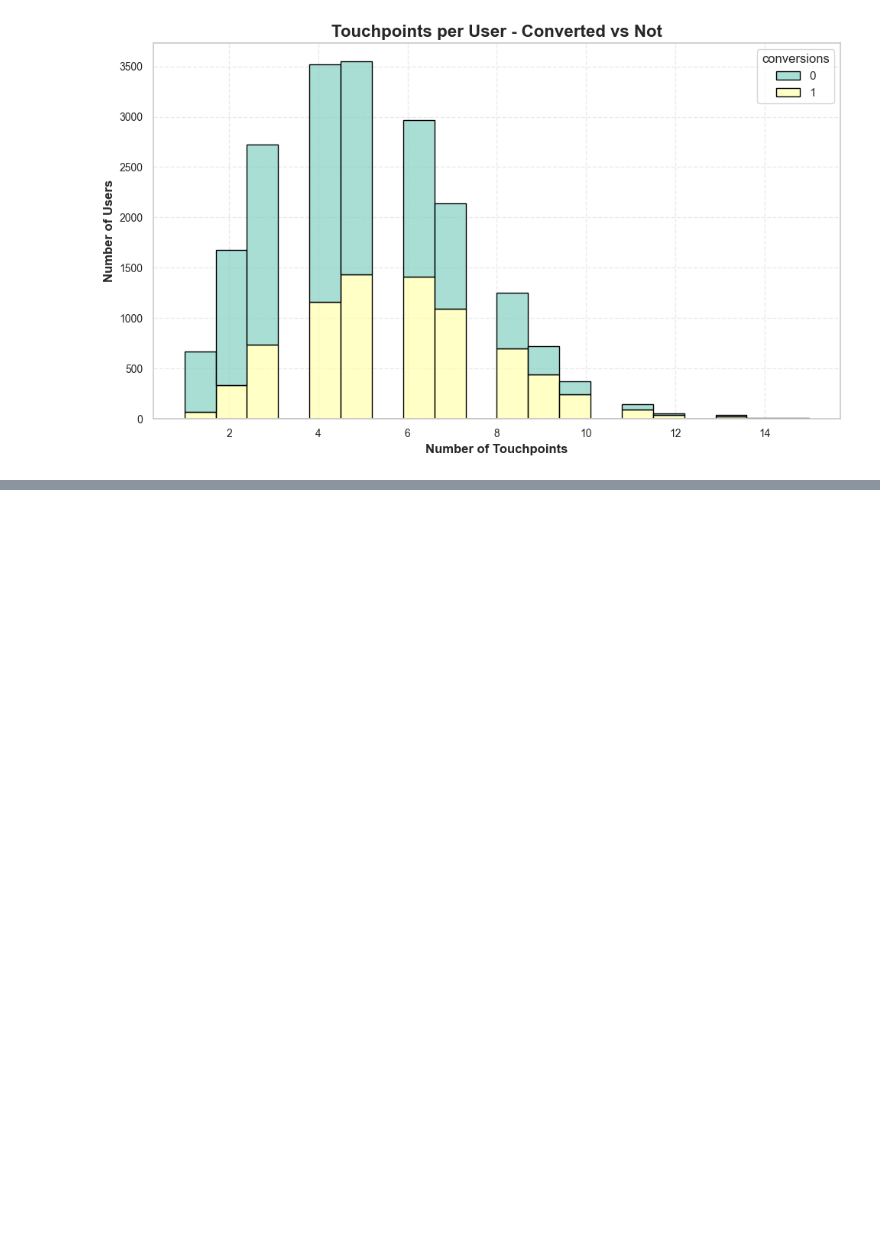
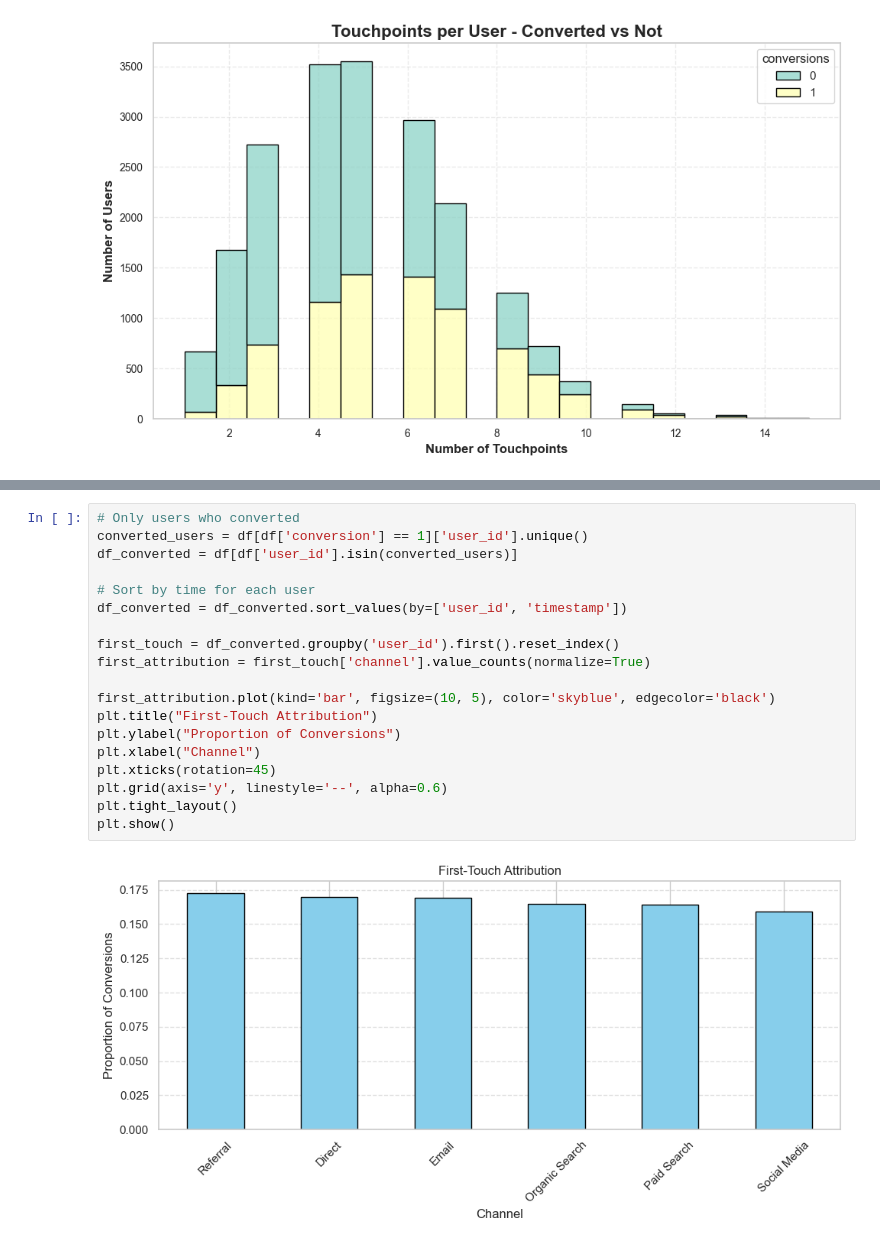
Before and after one commit to Luqmaan2000/marketing-analytics-performance-analyst, a Jupyter notebook: funnel_analysis.ipynb, the cells around one changed output, grey strips where cells are left out. Drawn from its saved outputs; the diff is of its cells as text; blank space fills up the shorter version.

```diff
--- a/funnel_analysis.ipynb
+++ b/funnel_analysis.ipynb
@@ -62,0 +122,21 @@ plt.show()
+# %%
+# Only users who converted
+converted_users = df[df['conversion'] == 1]['user_id'].unique()
+df_converted = df[df['user_id'].isin(converted_users)]
+
+# Sort by time for each user
+df_converted = df_converted.sort_values(by=['user_id', 'timestamp'])
+
+first_touch = df_converted.groupby('user_id').first().reset_index()
+first_attribution = first_touch['channel'].value_counts(normalize=True)
+
+first_attribution.plot(kind='bar', figsize=(10, 5), color='skyblue', edgecolor='black')
+plt.title("First-Touch Attribution")
+plt.ylabel("Proportion of Conversions")
+plt.xlabel("Channel")
+plt.xticks(rotation=45)
+plt.grid(axis='y', linestyle='--', alpha=0.6)
+plt.tight_layout()
+plt.show()
+# %% [output]
+[figure, added]
```
Also changed, not shown: parts of 8 cells of this notebook.
